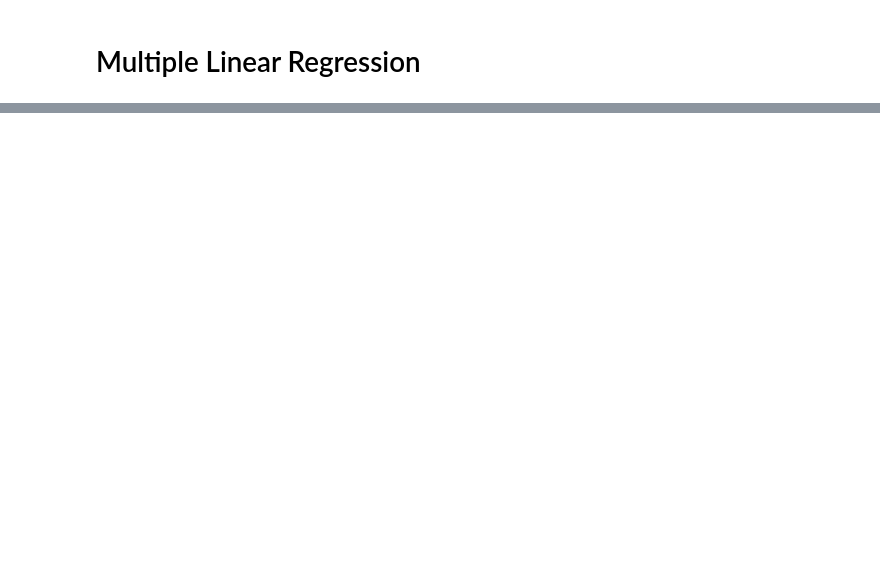
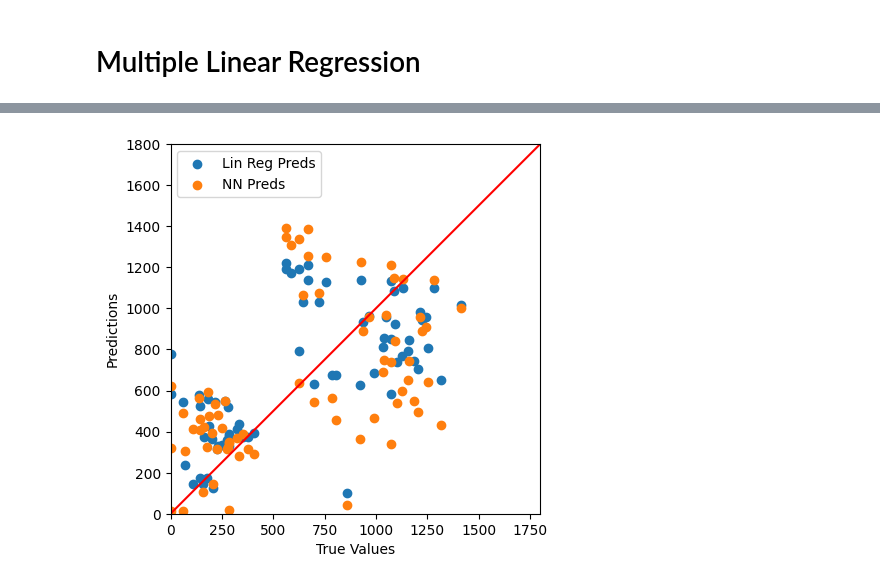
Before and after one commit to whysosaket/ML-MLFEB, a Jupyter notebook: BIKES/BIKES.ipynb, the cells around one changed output, grey strips where cells are left out. Saved outputs shown, nothing was run; the diff lists cells and outputs as text; code cells hidden in the pictures; blank space fills up the shorter version.

Commit message:
Plotted NN vs LR Predictions

```diff
--- a/BIKES/BIKES.ipynb
+++ b/BIKES/BIKES.ipynb
@@ -191,0 +216,26 @@ plt.show()
+# %%
+# When using Neural Networks, it is benifitial to use normalizer we can use TF for this case
+all_normalizer = tf.keras.layers.Normalization(input_shape=(6,), axis=-1)
+all_normalizer.adapt(X_train_all)
+# %%
+# Setting up the neural network model, with activation set to relu
+nn_model = tf.keras.Sequential([
+    all_normalizer,
+    tf.keras.layers.Dense(32, activation='relu'),
+    tf.keras.layers.Dense(32, activation='relu'),
+    tf.keras.layers.Dense(1)
+])
+nn_model.compile(optimizer=tf.keras.optimizers.Adam(learning_rate=0.001), loss='mean_squared_error')
+# Here we can add any number of nodes and stuff in order to get the best fitting result
+# %%
+history = nn_model.fit(
+    X_train_all, y_train_all,
+    validation_data = (X_val_all, y_val_all),
+    verbose=0,
+    epochs=100
+)
+plot_loss(history)
+# %%
+# Calculate the MSE for both linear regressor and neural network
+y_pred_lr = all_reg.predict(X_test_all)
+y_pred_nn = nn_model.predict(X_test_all)
@@ -191,0 +249,14 @@ plt.show()
+# %%
+# Plotting real vs predicted MSE
+ax = plt.axes(aspect="equal")
+plt.scatter(y_test_all, y_pred_lr, label="Lin Reg Preds")
+plt.scatter(y_test_all, y_pred_nn, label="NN Preds")
+plt.xlabel("True Values")
+plt.ylabel("Predictions")
+lims = [0, 1800]
+plt.xlim(lims)
+plt.ylim(lims)
+plt.legend()
+_ = plt.plot(lims, lims, c="red")
+# %% [output]
+[figure, added]
```
Also changed, not shown: parts of 15 cells of this notebook.
